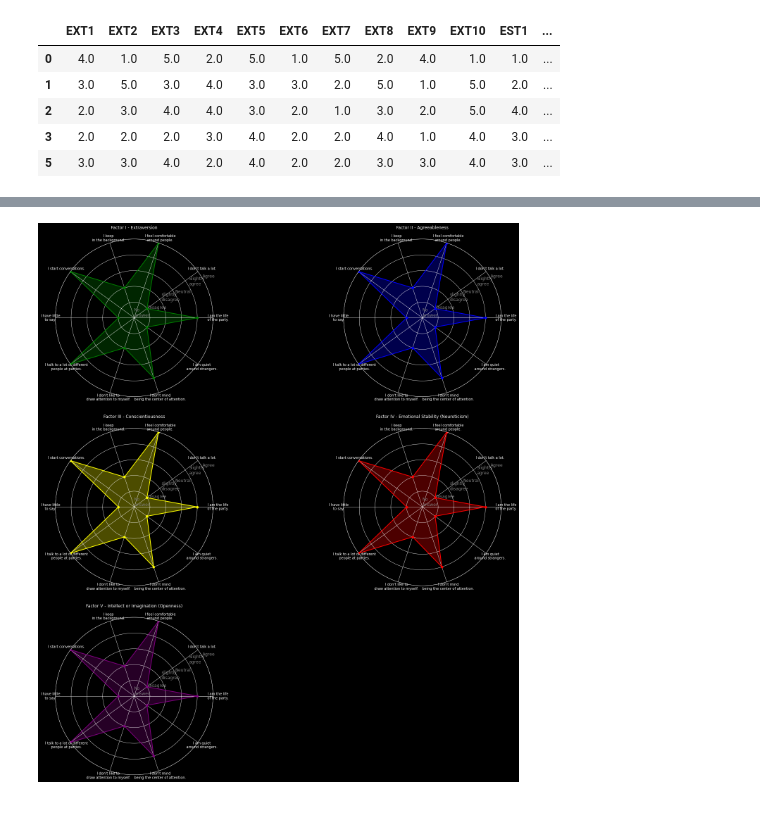
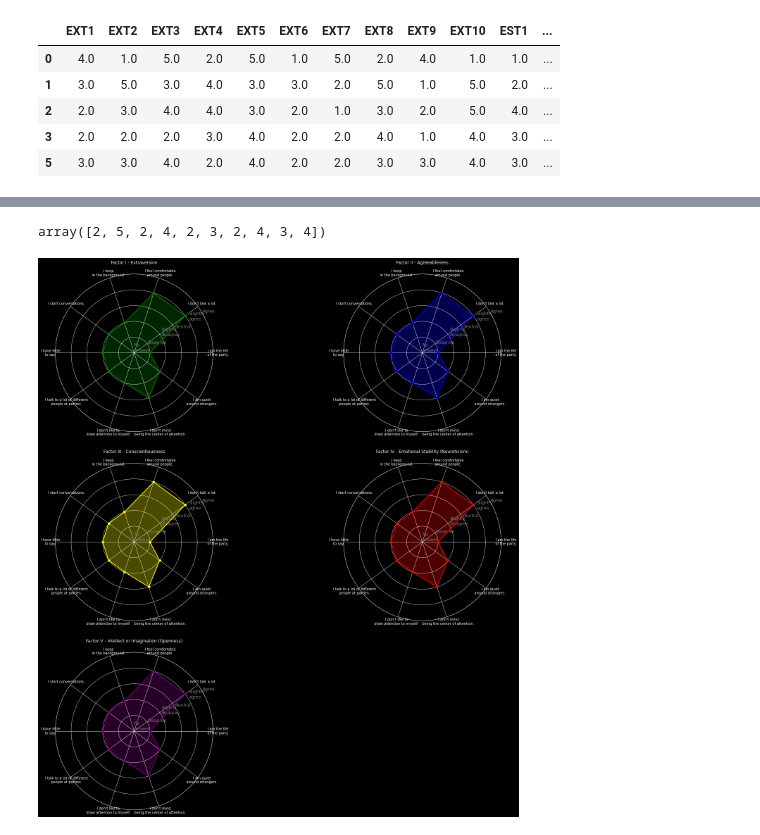
Before and after one commit to ArminD93/BigFivePersonalityTest, a Jupyter notebook: BigFivePersonality.ipynb, the cells around one changed output, grey strips where cells are left out. Drawn from its saved outputs; the diff is of its cells as text; code cells hidden in the pictures.

```diff
--- a/BigFivePersonality.ipynb
+++ b/BigFivePersonality.ipynb
@@ -1285,0 +1282,12 @@ Factor_III_Conscientiousness_names_list
+# %%
+setPoints= np.array( [4, 1, 5, 2, 5, 1, 5, 2, 4, 1,
+
+            1, 4, 4, 2, 2, 2, 2, 2, 3, 2,
+
+            2, 5, 2, 4, 2, 3, 2, 4, 3, 4,
+
+            4, 1, 5, 2, 5, 1, 5, 2, 4, 1,
+
+            4, 1, 5, 2, 5, 1, 5, 2, 4, 1,]
+                )
+setPoints[:10]
@@ -1286,32 +1300,22 @@ Factor_III_Conscientiousness_names_list
+# %%
+setPoints[20:30]
+# %% [output]
+array([2, 5, 2, 4, 2, 3, 2, 4, 3, 4])
 # %%
 def make_radar(points ):
 
   scale_ticks = ['No\nanswer', 'Disagree', 'slightly\ndisagree',
                  'Neutral', 'Slightly\nagree', 'Agree']
 
-  # traits = ['Extraversion', 'Agreeableness', 'Conscientiousness',
-  #      'Emotional Stability\n(Neuroticism)', 'Openness']
+  title_list = ['Factor I - Extraversion',
+                'Factor II - Agreeableness',
+                'Factor III - Conscientiousness',
+                'Factor IV - Emotional Stability (Neuroticism)',
+                'Factor V - Intellect or Imagination (Openness)']
 
-  # traits = ['EXT1', 'EXT2', 'EXT3', 'EXT4', 'EXT5',
-  #           'EXT6', 'EXT7', 'EXT8', 'EXT9', 'EXT10']
-
-  traits = Factor_I_Extraversion_names_list
+  color_list = ['green', 'blue', 'yellow', 'red', 'purple']
 
 
-  title_list = ['Factor I - Extraversion', 'Factor II - Agreeableness',
-                  'Factor III - Conscientiousness',
-                  'Factor IV - Emotional Stability (Neuroticism)',
-                  'Factor V - Intellect or Imagination (Openness)']
-
-  color_list = ['green', 'blue', 'yellow', 'red', 'purple', 'orange']
-
-
-  traits = np.array(traits)
-
-  angles = np.linspace(0, 2*np.pi, len(traits), endpoint=False)
-
-  points = np.concatenate( [ points, [points[0]] ] )
-  angles = np.concatenate( [ angles, [angles[0]] ] )
 
   fig= plt.figure(figsize=(28, 28) )
   fig.subplots_adjust(hspace=0.2, wspace=0.1)
@@ -1322,39 +1326,65 @@ def make_radar(points ):
   rows = 3
   titleNo = 0
   ColorNo = 0
+  FactorNo = 0
+
+  points = setPoints[10:20]
+
+  factor_questions = [ quest for quest in Factors_list][0]
+  factor_questions = np.array(factor_questions)
+  angles = np.linspace(0, 2*np.pi, len(factor_questions), endpoint=False)
+  points = np.concatenate( [ points, [points[0]] ] )
+  angles = np.concatenate( [ angles, [angles[0]] ] )
+
 
   for i in range(1, 6):
     ax = fig.add_subplot(rows, cols, i, polar=True)
     setTitle = [ title for title in title_list ][titleNo]
     setColor= [ color for color in color_list ][ColorNo]
 
 
     ax.plot(angles, points, 'o-', linewidth=2, color= setColor)
     ax.fill(angles, points, alpha=0.3, color= setColor)
-    ax.set_thetagrids(angles * 180/np.pi, traits)
+    ax.set_thetagrids(angles * 180/np.pi, factor_questions)
+
+
+
+
+
 
     # 1=Disagree, 3=Neutral, 5=Agree
     y = np.array([0, 1, 2, 3, 4, 5])
     plt.yticks(y, scale_ticks, color='grey', size=12)
     ax.set_rlabel_position(30)
 
     plt.ylim(0, 5)
 
 
     ax.set_title(setTitle)
 
-    titleNo +=1
-    ColorNo +=1
+    titleNo  += 1
+    ColorNo  += 1
+    FactorNo += 1
+
+
 
   return plt.show()
 
 
-setPoints= [4, 1, 5, 2, 5,
-            1, 5, 2, 4, 1 ]
+setPoints= np.array( [4, 1, 5, 2, 5, 1, 5, 2, 4, 1,
+
+            1.0, 4.0, 4.0, 2.0, 2.0, 2.0, 2.0, 2.0, 3.0, 2.0,
+
+            2, 5, 2, 4, 2, 3, 2, 4, 3, 4,
+
+            4, 1, 5, 2, 5, 1, 5, 2, 4, 1,
+
+            4, 1, 5, 2, 5, 1, 5, 2, 4, 1,]
+                )
 
 make_radar(points= setPoints)
 # %% [output]
-[figure, old version]
+[figure, new version]
 # %%
 # np 5 krajów o najwyższym poziomie:
 
```
Also changed, not shown: parts of 4 cells of this notebook.
